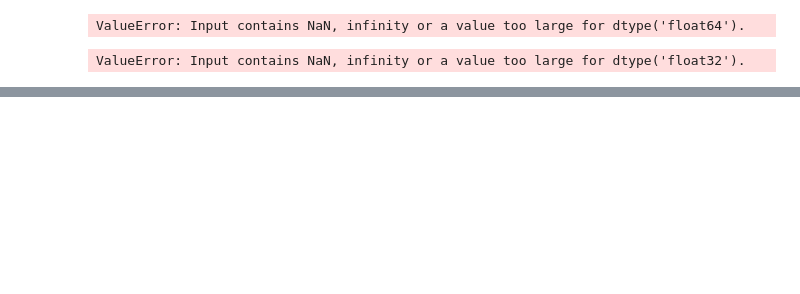
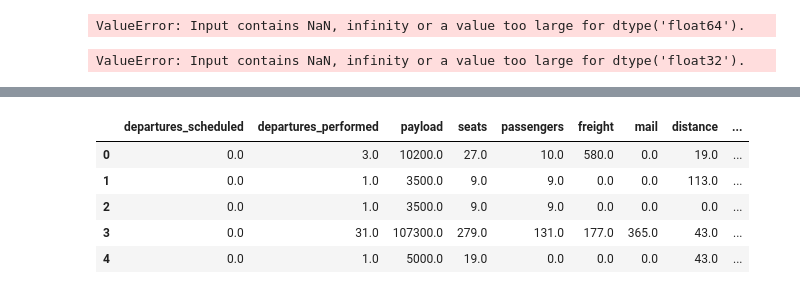
Before and after one commit to Leighson/lighthouse-midterm, a Jupyter notebook: Testing_Ground-George.ipynb, the cells around one changed output, grey strips where cells are left out. Drawn from its saved outputs; the diff is of its cells as text; code cells hidden in the pictures; blank space fills up the shorter version.

```diff
--- a/Testing_Ground-George.ipynb
+++ b/Testing_Ground-George.ipynb
@@ -303,0 +366,13 @@ ValueError: Input contains NaN, infinity or a value too large for dtype('float32
+# %%
+pas = pas.drop(['dest_city_market_id', 'dest_city_name', 'dest_country', 'dest_country_name', 'dest',
+                'origin_city_market_id', 'origin', 'origin_city_name', 'origin_country', 'origin_country_name',
+                'year', 'month', 'distance_group'], axis = 1)
+# %%
+pas.head()
+# %% [output]
+|  | departures_scheduled | departures_performed | payload | seats | passengers | freight | mail | distance | ... |
+| 0 | 0.0 | 3.0 | 10200.0 | 27.0 | 10.0 | 580.0 | 0.0 | 19.0 | ... |
+| 1 | 0.0 | 1.0 | 3500.0 | 9.0 | 9.0 | 0.0 | 0.0 | 113.0 | ... |
+| 2 | 0.0 | 1.0 | 3500.0 | 9.0 | 9.0 | 0.0 | 0.0 | 0.0 | ... |
+| 3 | 0.0 | 31.0 | 107300.0 | 279.0 | 131.0 | 177.0 | 365.0 | 43.0 | ... |
+| 4 | 0.0 | 1.0 | 5000.0 | 19.0 | 0.0 | 0.0 | 0.0 | 43.0 | ... |
```
Also changed, not shown: parts of 29 cells of this notebook.
